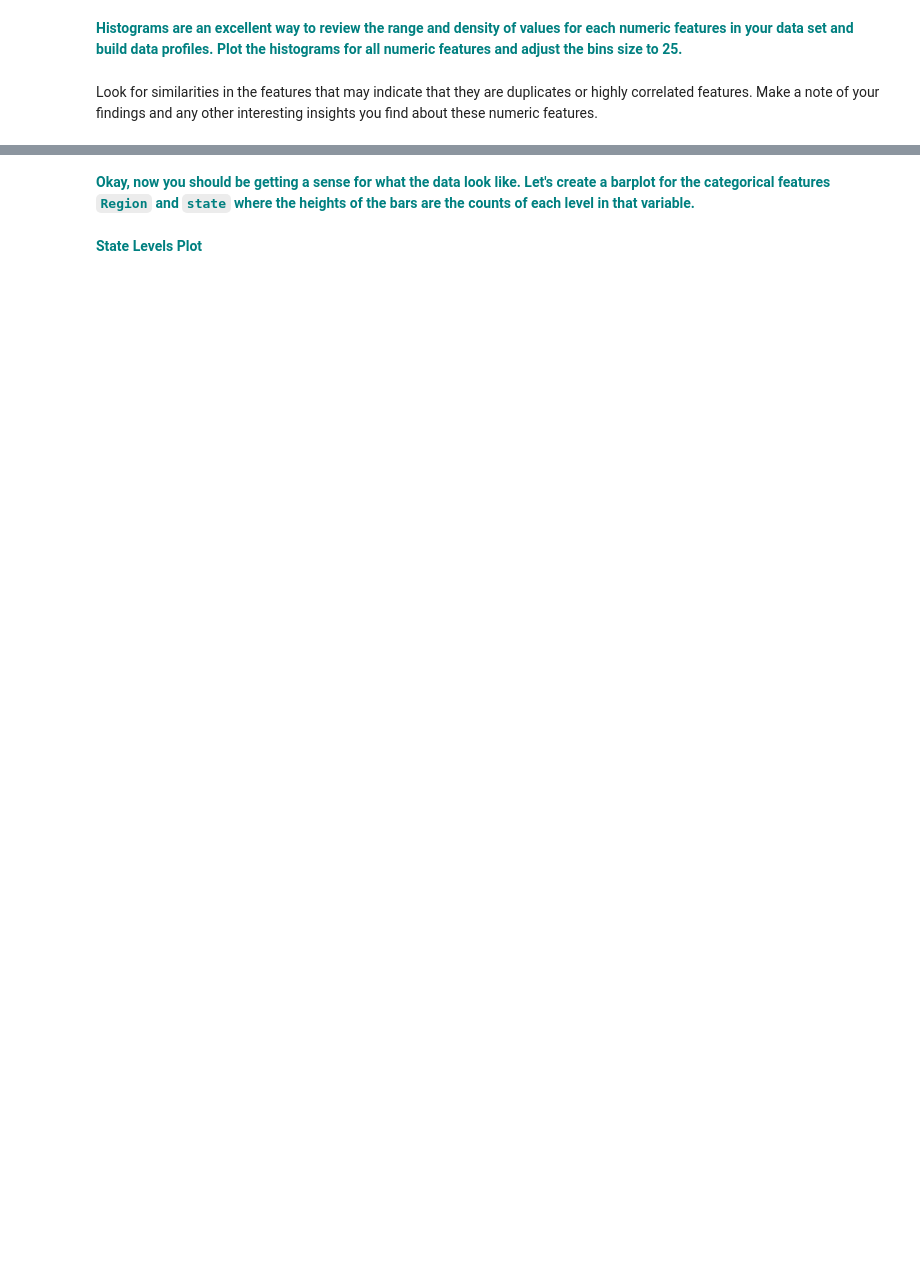
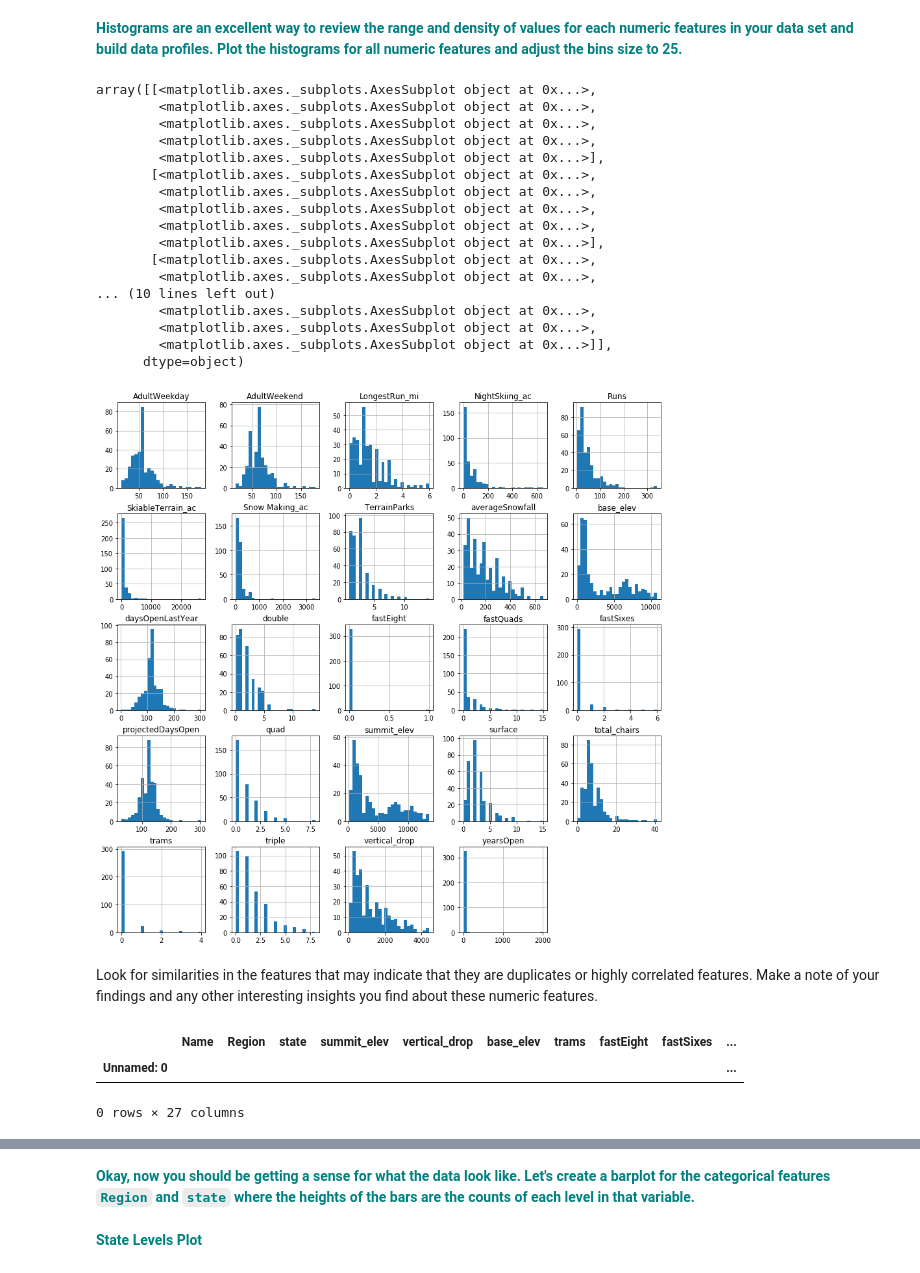
Before and after one commit to vaishalipp/GuidedCapstone1, a Jupyter notebook: GuidedCapstoneStep3HL.ipynb, the cells around one changed output, grey strips where cells are left out. Cells and saved outputs as stored; diff of their text form; code cells hidden in the pictures; blank space fills up the shorter version.

Commit message:
step 3 complete

```diff
--- a/GuidedCapstoneStep3HL.ipynb
+++ b/GuidedCapstoneStep3HL.ipynb
@@ -52,2 +53,5 @@ import numpy as np
 # %% [markdown]
 **<font color='teal'> If you need to change your path refer back to step 2 on how to do that. Then load the csv file you created in step 2, remember it should be saved inside your data subfolder and print the first five rows.</font>**
+# %%
+df = pd.read_csv('data/step2_output.csv','\t')
+df.head()
@@ -58,4 +90,35 @@ import numpy as np
 # %% [markdown]
 **<font color='teal'> Histograms are an excellent way to review the range and density of values for each numeric features in your data set and build data profiles. Plot the histograms for all numeric features and adjust the bins size to 25.</font>**
+# %%
+df.set_index('Unnamed: 0',inplace=True)
+# %%
+df.hist(bins=25,figsize=(15,15))
+# %% [output]
+array([[<matplotlib.axes._subplots.AxesSubplot object at 0x...>,
+        <matplotlib.axes._subplots.AxesSubplot object at 0x...>,
+        <matplotlib.axes._subplots.AxesSubplot object at 0x...>,
+        <matplotlib.axes._subplots.AxesSubplot object at 0x...>,
+        <matplotlib.axes._subplots.AxesSubplot object at 0x...>],
+       [<matplotlib.axes._subplots.AxesSubplot object at 0x...>,
+        <matplotlib.axes._subplots.AxesSubplot object at 0x...>,
+        <matplotlib.axes._subplots.AxesSubplot object at 0x...>,
+        <matplotlib.axes._subplots.AxesSubplot object at 0x...>,
+        <matplotlib.axes._subplots.AxesSubplot object at 0x...>],
+       [<matplotlib.axes._subplots.AxesSubplot object at 0x...>,
+        <matplotlib.axes._subplots.AxesSubplot object at 0x...>,
+... (10 lines left out)
+        <matplotlib.axes._subplots.AxesSubplot object at 0x...>,
+        <matplotlib.axes._subplots.AxesSubplot object at 0x...>,
+        <matplotlib.axes._subplots.AxesSubplot object at 0x...>]],
+      dtype=object)
+[figure, added]
 # %% [markdown]
 Look for similarities in the features that may indicate that they are duplicates or highly correlated features. Make a note of your findings and any other interesting insights you find about these numeric features.
+# %%
+df[df['yearsOpen'] > 1000]
+#The years open column is incorrect - needs to be adjusted !
+df.loc[df['yearsOpen'] > 1000,'yearsOpen']=1
+# %% [output]
+|  | Name | Region | state | summit_elev | vertical_drop | base_elev | trams | fastEight | fastSixes | ... |
+| Unnamed: 0 |  |  |  |  |  |  |  |  |  | ... |
+0 rows × 27 columns
```
Also changed, not shown: parts of 27 cells of this notebook, 1 other file.
